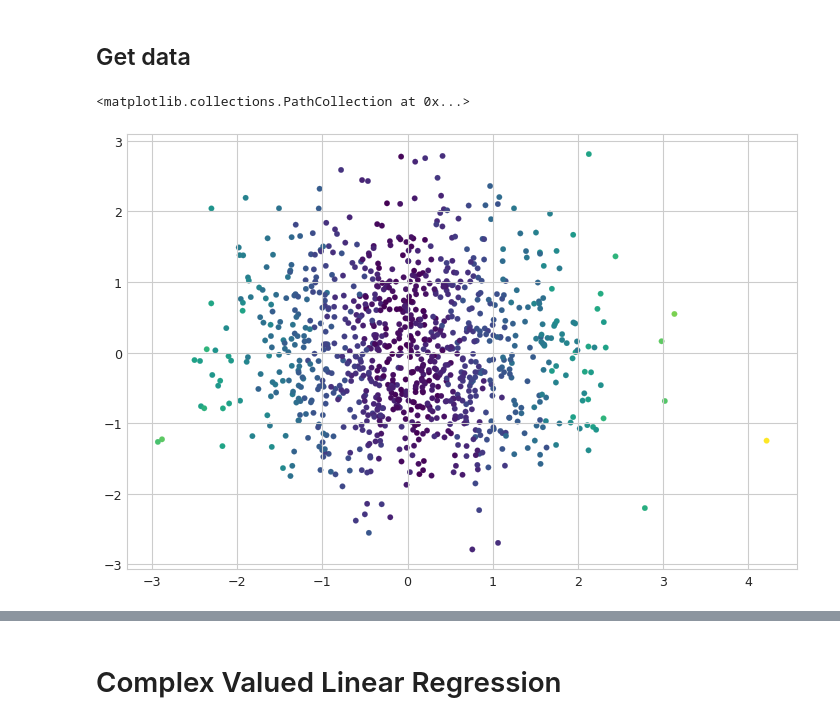
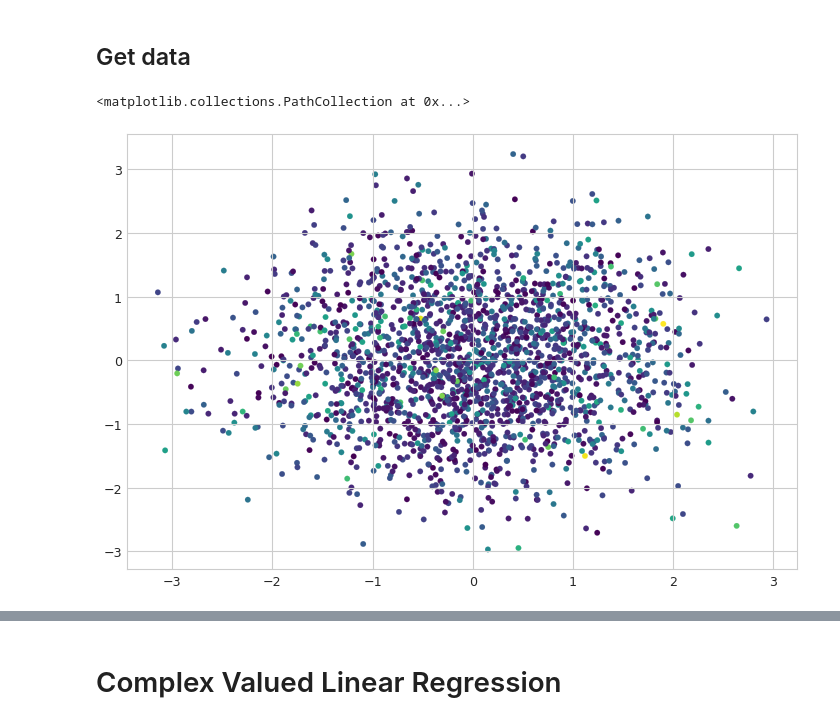
Before and after one commit to daireiscool/complex_machine_learning, a Jupyter notebook: LinearRegression.ipynb, the cells around one changed output, grey strips where cells are left out. Drawn from its saved outputs; the diff is of its cells as text; code cells hidden in the pictures.

Commit message:
Adding tests

```diff
--- a/LinearRegression.ipynb
+++ b/LinearRegression.ipynb
@@ -32,19 +33,16 @@ plt.rcParams['figure.figsize'] = [12, 8]
 ## Get data
 # %%
 X, y = make_regression(
-    n_samples = 1000,
-    n_features = 2,
-    n_informative = 20,
-    n_targets = 1,
-    #bias = 0.1,
-    noise=10,
-    random_state=4
-)
+    n_samples = 3000,
+    n_features = 2)
 
-# Make none-linear
+# Make non-linear
 y = np.abs(y)
+
+X_train, X_test, y_train, y_test = train_test_split(X,y, test_size = 1000)
 # %%
-plt.scatter(x = X[:,0], y = X[:,1], c = y)
+# Training data
+plt.scatter(x = X_train[:,0], y = X_train[:,1], c = y_train)
 # %% [output]
 <matplotlib.collections.PathCollection at 0x...>
-[figure, old version]
+[figure, new version]
```
Also changed, not shown: parts of 18 cells of this notebook, 6 other files.
